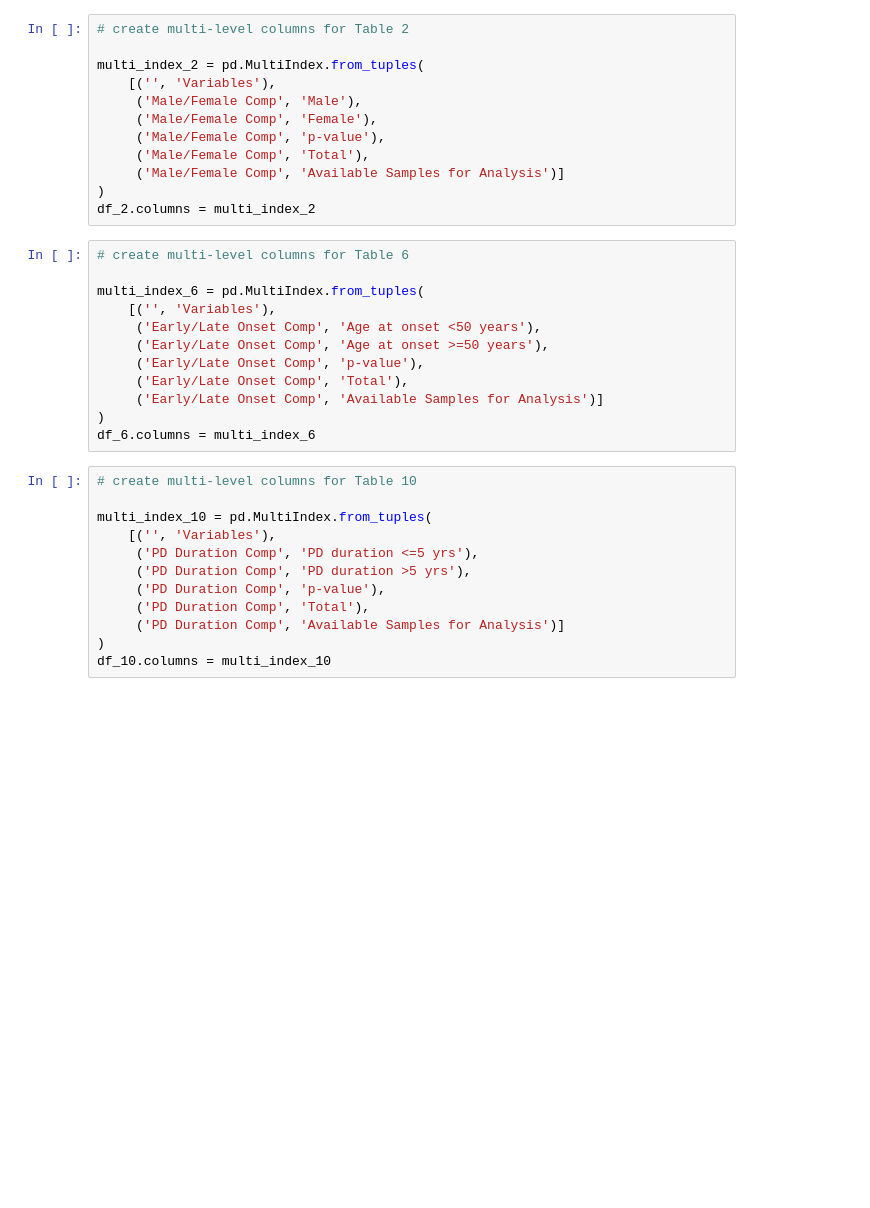
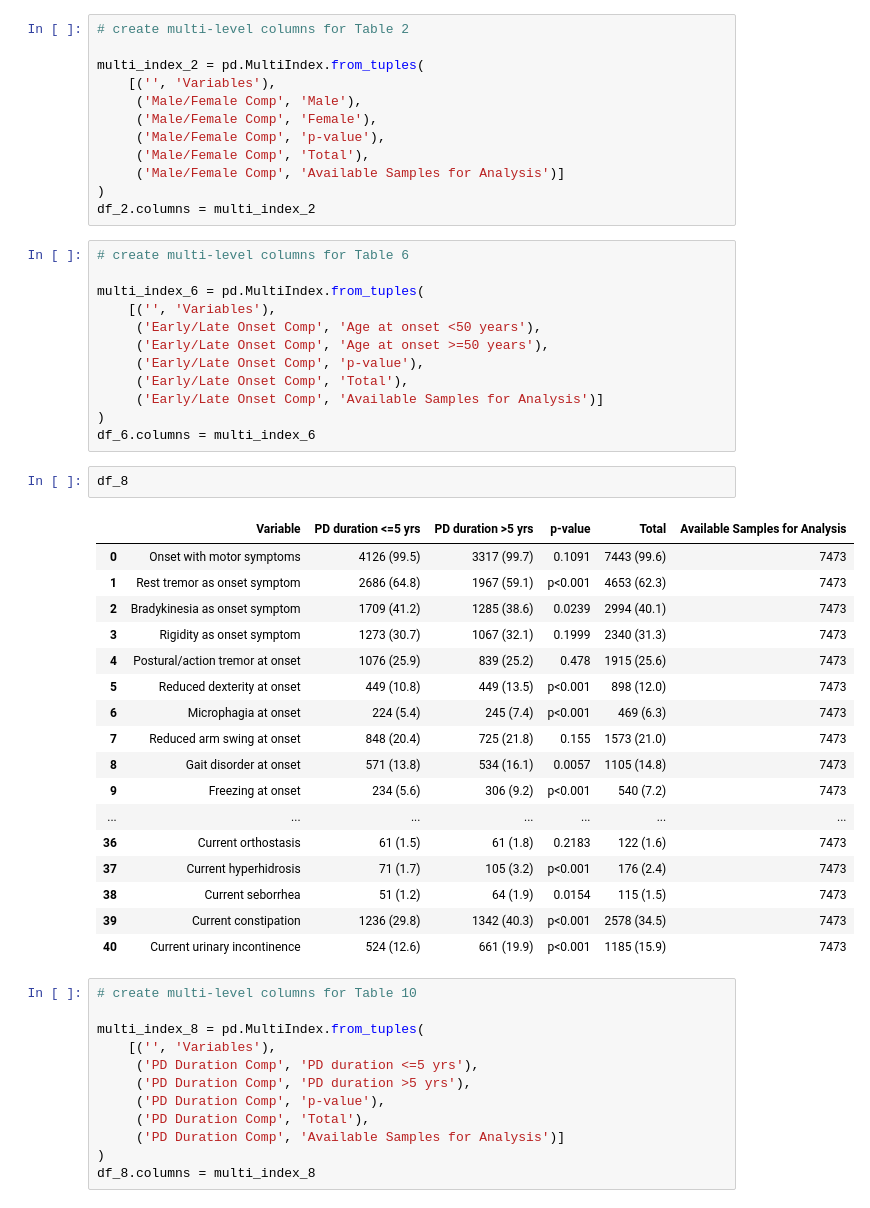
Before and after one commit to cge-tubingens/luxgiant-clinical, a Jupyter notebook: notebooks_finals/table_1.ipynb, the cells around one changed output. Drawn from its saved outputs; the diff is of its cells as text; blank space fills up the shorter version.

```diff
--- a/notebooks_finals/table_1.ipynb
+++ b/notebooks_finals/table_1.ipynb
@@ -65,10 +70,30 @@ multi_index_6 = pd.MultiIndex.from_tuples(
      ('Early/Late Onset Comp', 'Available Samples for Analysis')]
 )
 df_6.columns = multi_index_6
+# %%
+df_8
+# %% [output]
+|  | Variable | PD duration <=5 yrs | PD duration >5 yrs | p-value | Total | Available Samples for Analysis |
+| 0 | Onset with motor symptoms | 4126 (99.5) | 3317 (99.7) | 0.1091 | 7443 (99.6) | 7473 |
+| 1 | Rest tremor as onset symptom | 2686 (64.8) | 1967 (59.1) | p<0.001 | 4653 (62.3) | 7473 |
+| 2 | Bradykinesia as onset symptom | 1709 (41.2) | 1285 (38.6) | 0.0239 | 2994 (40.1) | 7473 |
+| 3 | Rigidity as onset symptom | 1273 (30.7) | 1067 (32.1) | 0.1999 | 2340 (31.3) | 7473 |
+| 4 | Postural/action tremor at onset | 1076 (25.9) | 839 (25.2) | 0.478 | 1915 (25.6) | 7473 |
+| 5 | Reduced dexterity at onset | 449 (10.8) | 449 (13.5) | p<0.001 | 898 (12.0) | 7473 |
+| 6 | Microphagia at onset | 224 (5.4) | 245 (7.4) | p<0.001 | 469 (6.3) | 7473 |
+| 7 | Reduced arm swing at onset | 848 (20.4) | 725 (21.8) | 0.155 | 1573 (21.0) | 7473 |
+| 8 | Gait disorder at onset | 571 (13.8) | 534 (16.1) | 0.0057 | 1105 (14.8) | 7473 |
+| 9 | Freezing at onset | 234 (5.6) | 306 (9.2) | p<0.001 | 540 (7.2) | 7473 |
+| ... | ... | ... | ... | ... | ... | ... |
+| 36 | Current orthostasis | 61 (1.5) | 61 (1.8) | 0.2183 | 122 (1.6) | 7473 |
+| 37 | Current hyperhidrosis | 71 (1.7) | 105 (3.2) | p<0.001 | 176 (2.4) | 7473 |
+| 38 | Current seborrhea | 51 (1.2) | 64 (1.9) | 0.0154 | 115 (1.5) | 7473 |
+| 39 | Current constipation | 1236 (29.8) | 1342 (40.3) | p<0.001 | 2578 (34.5) | 7473 |
+| 40 | Current urinary incontinence | 524 (12.6) | 661 (19.9) | p<0.001 | 1185 (15.9) | 7473 |
 # %%
 # create multi-level columns for Table 10
 
-multi_index_10 = pd.MultiIndex.from_tuples(
+multi_index_8 = pd.MultiIndex.from_tuples(
     [('', 'Variables'),
      ('PD Duration Comp', 'PD duration <=5 yrs'),
      ('PD Duration Comp', 'PD duration >5 yrs'),
@@ -76,7 +101,7 @@ multi_index_10 = pd.MultiIndex.from_tuples(
      ('PD Duration Comp', 'Total'),
      ('PD Duration Comp', 'Available Samples for Analysis')]
 )
-df_10.columns = multi_index_10
+df_8.columns = multi_index_8
 # %%
 # merge and save resulting table
 
```
Also changed, not shown: parts of 4 cells of this notebook, 3 other files.
